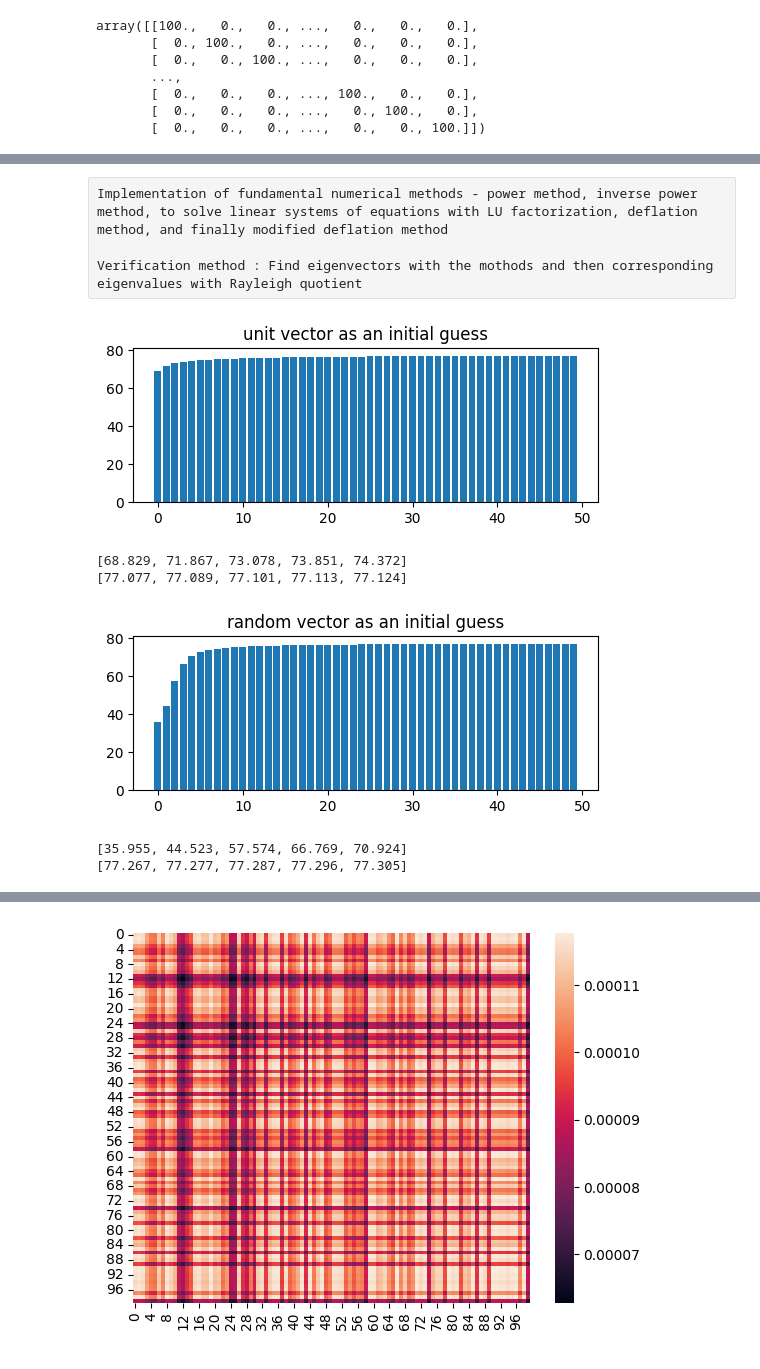
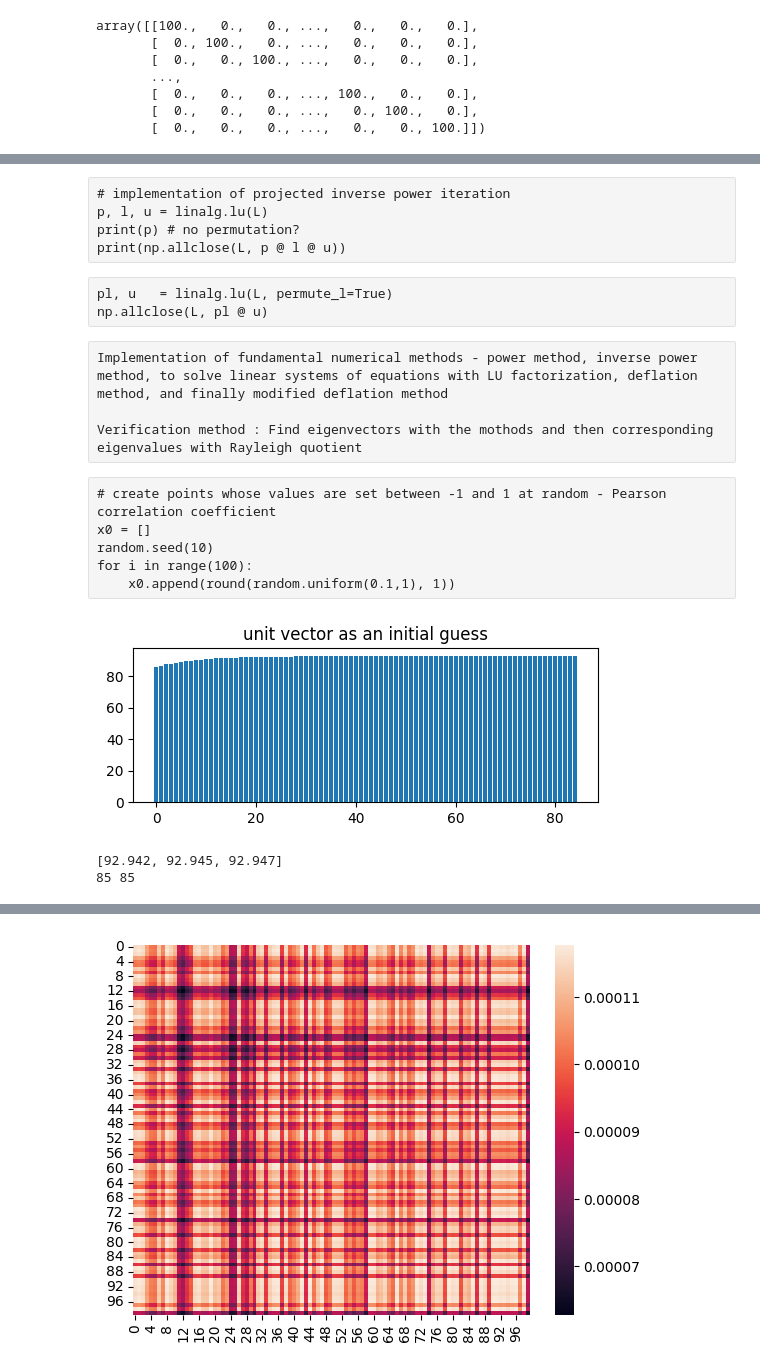
Before and after one commit to 24shiny/Spectral_clustering, a Jupyter notebook: p3_method_verification.ipynb, the cells around one changed output, grey strips where cells are left out. Drawn from its saved outputs; the diff is of its cells as text; code cells hidden in the pictures.

```diff
--- a/p3_method_verification.ipynb
+++ b/p3_method_verification.ipynb
@@ -13,6 +13,7 @@ from scipy import linalg
 x = []
 random.seed(10)
 for i in range(100):
-    x.append(random.uniform(-1,1))
+    x.append(random.uniform(0,1))
+    # x.append(random.uniform(4,5))
 x[:5]
 # %% [output]
@@ -290,64 +313,72 @@ True
+# %% [raw]
+# implementation of projected inverse power iteration
+p, l, u = linalg.lu(L)
+print(p) # no permutation?
+print(np.allclose(L, p @ l @ u))
+# %% [raw]
+pl, u   = linalg.lu(L, permute_l=True)
+np.allclose(L, pl @ u)
 # %% [raw]
 Implementation of fundamental numerical methods - power method, inverse power method, to solve linear systems of equations with LU factorization, deflation method, and finally modified deflation method
 
 Verification method : Find eigenvectors with the mothods and then corresponding eigenvalues with Rayleigh quotient
-# %%
-# create points whose values are set between -1 and 1 at random - Pearson correlation coefficient
-x0 = []
-random.seed(10)
-for i in range(100):
-    x0.append(round(random.uniform(0.1,1), 1))
+# %% [raw]
+# create points whose values are set between -1 and 1 at random - Pearson correlation coefficient
+x0 = []
+random.seed(10)
+for i in range(100):
+    x0.append(round(random.uniform(0.1,1), 1))
 # %%
 # 1. power method
 # L = nx.normalized_laplacian_matrix(G).toarray()
 L = nx.laplacian_matrix(G).toarray()
 
 x0 = np.transpose(0.1*np.ones(100)) # initial guess
 xk = 0 # initial guess multiplied by L k times
 labmda_history = []
 
-k = 50 # total number of iterations
+k = 85 # total number of iterations
 x_target = [i/sum(x0) for i in x0] # normalized x0
 for i in range(1, k+1):
     xk = np.matmul(L, x_target)
     labmda_history.append(np.round(np.matmul(np.matmul(L, xk), xk) / np.matmul(xk,xk), 3))
     x_target = xk
 
 plt.figure(figsize=(6,2))
 plt.bar(range(len(labmda_history)), labmda_history)
 plt.title('unit vector as an initial guess')
 plt.show()
-print(labmda_history[:5])
-print(labmda_history[-5:])
+print(labmda_history[-3:])
+print(len(labmda_history), len(np.array(np.unique(labmda_history)))) # multiplicity check
 
 ##################################################################################################################
 
-x0 = []
-random.seed(10)
-for i in range(100):
-    x0.append(round(random.uniform(0.1,1), 1))
-xk = 0 # initial guess multiplied by L k times
-labmda_history = []
+# x0 = []
+# random.seed(10)
+# for i in range(100):
+#     x0.append(round(random.uniform(0.1,1), 1))
+# x0 = np.transpose(0.1*np.ones(100)) # initial guess
+# xk = 0 # initial guess multiplied by L k times
+# labmda_history = []
 
-k = 50 # total number of iterations
-x_target = [i/sum(x0) for i in x0] # normalized x0
-for i in range(1, k+1):
-    xk = np.matmul(L, x_target)
-    labmda_history.append(np.round(np.matmul(np.matmul(L, xk), xk) / np.matmul(xk,xk), 3))
-    x_target = xk
+# k = 70 # total number of iterations
+# x_target = [i/sum(x0) for i in x0] # normalized x0
+# for i in range(1, k+1):
+#     xk = np.matmul(L, x_target)
+#     labmda_history.append(np.round(np.matmul(np.matmul(L, xk), xk) / np.matmul(xk,xk), 3))
+#     x_target = xk
 
-plt.figure(figsize=(6,2))
-plt.bar(range(len(labmda_history)), labmda_history)
-plt.title('random vector as an initial guess')
-plt.show()
-print(labmda_history[:5])
-print(labmda_history[-5:])
+# plt.figure(figsize=(6,2))
+# plt.bar(range(len(labmda_history)), labmda_history)
+# plt.title('random vector as an initial guess')
+# plt.show()
+
+# print(labmda_history[:5])
+# print(labmda_history[-5:])
+# print(len(labmda_history), len(np.array(np.unique(labmda_history)))) # multiplicity check
 # %% [output]
-[figure, old version]
+[figure, new version]
-[68.829, 71.867, 73.078, 73.851, 74.372]
-[77.077, 77.089, 77.101, 77.113, 77.124]
+[92.942, 92.945, 92.947]
+85 85
-[figure, removed]
-[35.955, 44.523, 57.574, 66.769, 70.924]
-[77.267, 77.277, 77.287, 77.296, 77.305]
 # %%
 # 2. inverse power method
```
Also changed, not shown: parts of 32 cells of this notebook.
